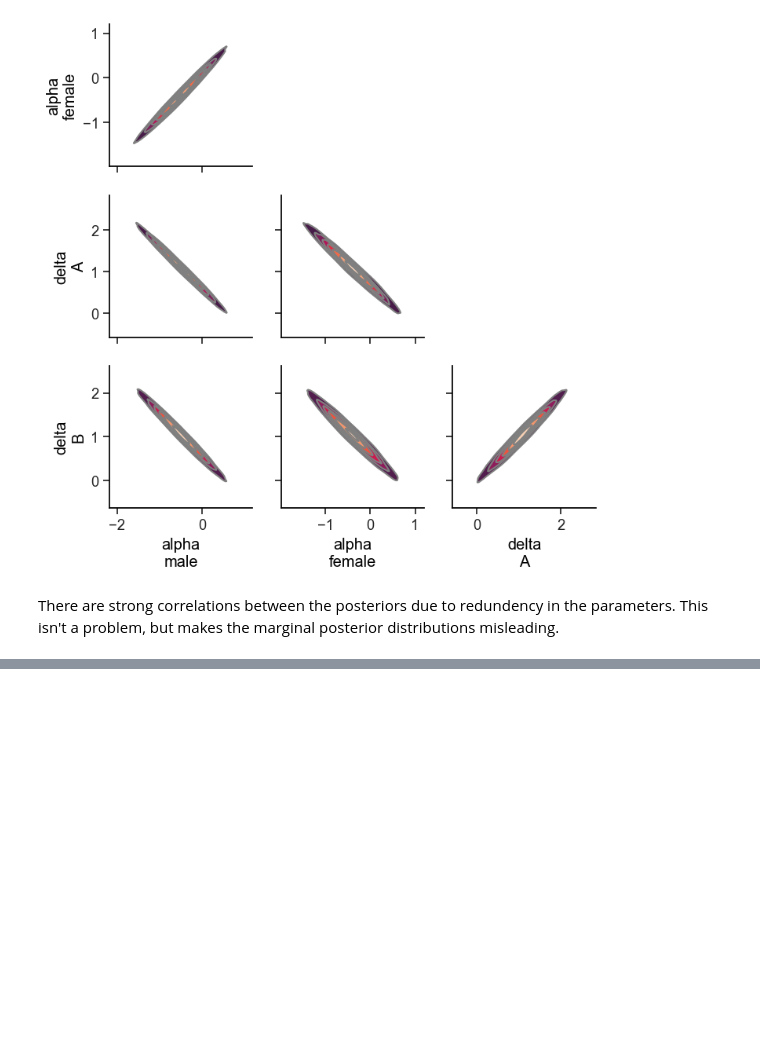
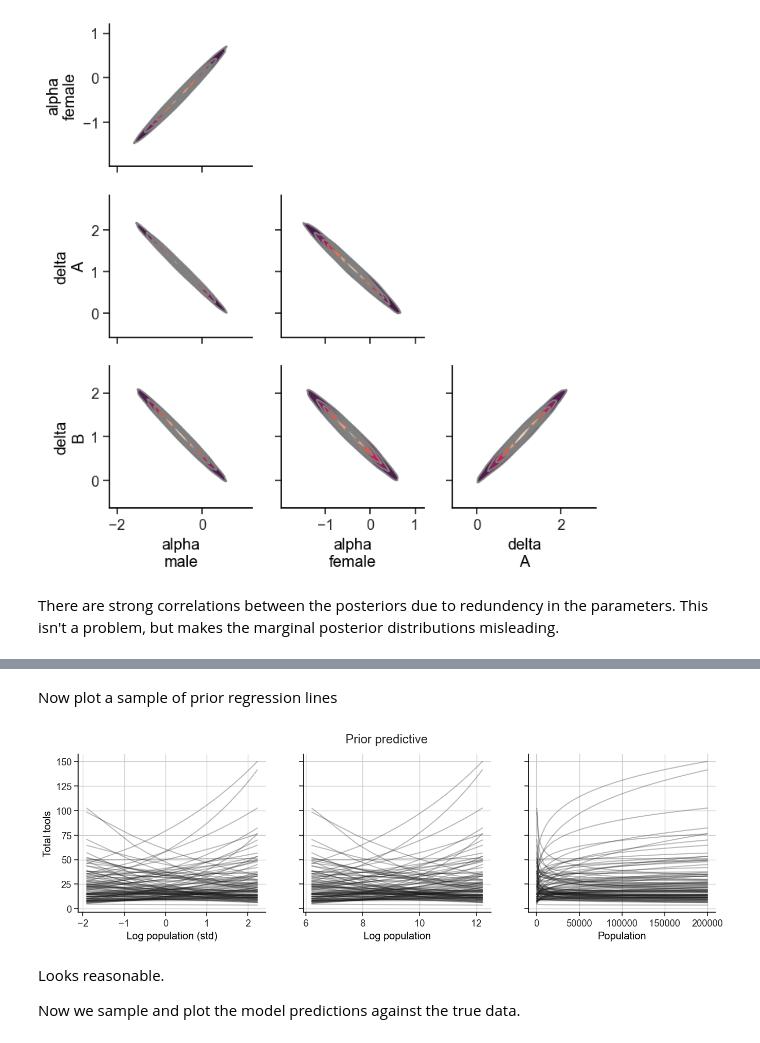
Before and after one commit to chris-leonard/statistical-rethinking, a Jupyter notebook: notes/chapter_11.ipynb, the cells around one changed output, grey strips where cells are left out. Saved outputs shown, nothing was run; the diff lists cells and outputs as text; code cells hidden in the pictures; blank space fills up the shorter version.

```diff
--- a/notes/chapter_11.ipynb
+++ b/notes/chapter_11.ipynb
@@ -47,6 +47,7 @@ WAFFLE_DIVORCE_FILE = "waffle_divorce.csv"
 MILK_FILE = "milk.csv"
 CHIMPANZEES_FILE = "chimpanzees.csv"
 ADMISSIONS_FILE = "ucbadmit.csv"
+KLINE_FILE = "kline.csv"
 
 RANDOM_SEED = 42
 # %%
@@ -691,0 +697,15 @@ This isn't a problem, but makes the marginal posterior distributions misleading.
+# %%
+# load data
+kline = load_data(KLINE_FILE, delimiter=";")
+
+kline["population"] = kline["population"].astype(float)
+
+# transform features
+kline["log_pop"] = np.log(kline.population)
+
+kline_normaliser = StandardScaler().set_output(transform="pandas")
+kline[["log_pop_norm"]] = kline_normaliser.fit_transform(kline[["log_pop"]])
+
+# create index variable
+kline["contact_id"] = (kline["contact"] == "high").astype(int)
+contacts = ["low", "high"]
@@ -691,0 +747,40 @@ This isn't a problem, but makes the marginal posterior distributions misleading.
+# %% [markdown]
+Now plot a sample of prior regression lines
+# %%
+n_lines = 100
+population_seq = np.linspace(500, 200000, 100)
+
+log_pop_seq = np.log(population_seq)
+log_pop_norm_seq = kline_normaliser.transform(log_pop_seq.reshape(-1, 1))["log_pop"]
+
+# sample priors
+prior_sample = trace_11_9.prior.isel(chain=0, contact=0, draw=slice(n_lines))
+alpha_sample = prior_sample.alpha
+beta_sample = prior_sample.beta
+
+# coerce into compatible shapes
+xv, alphav = np.meshgrid(log_pop_norm_seq, alpha_sample)
+_, betav = np.meshgrid(log_pop_norm_seq, beta_sample)
+
+# feed into model
+lines = np.exp(alphav + betav * xv)
+
+fig, axs = plt.subplots(ncols=3, sharey=True, figsize=(16, 4))
+
+x_dict = {
+    "Log population (std)": log_pop_norm_seq,
+    "Log population": log_pop_seq,
+    "Population": population_seq,
+}
+for ax, (label, x_seq) in zip(axs, x_dict.items()):
+    ax.plot(np.array([x_seq] * n_lines).T, lines.T, color="k", alpha=0.3)
+    ax.set(xlabel=label)
+
+axs[0].set(ylabel="Total tools")
+fig.suptitle("Prior predictive");
+# %% [output]
+[figure, added]
+# %% [markdown]
+Looks reasonable.
+
+Now we sample and plot the model predictions against the true data.
```
Also changed, not shown: parts of 12 cells of this notebook, 1 other file.
